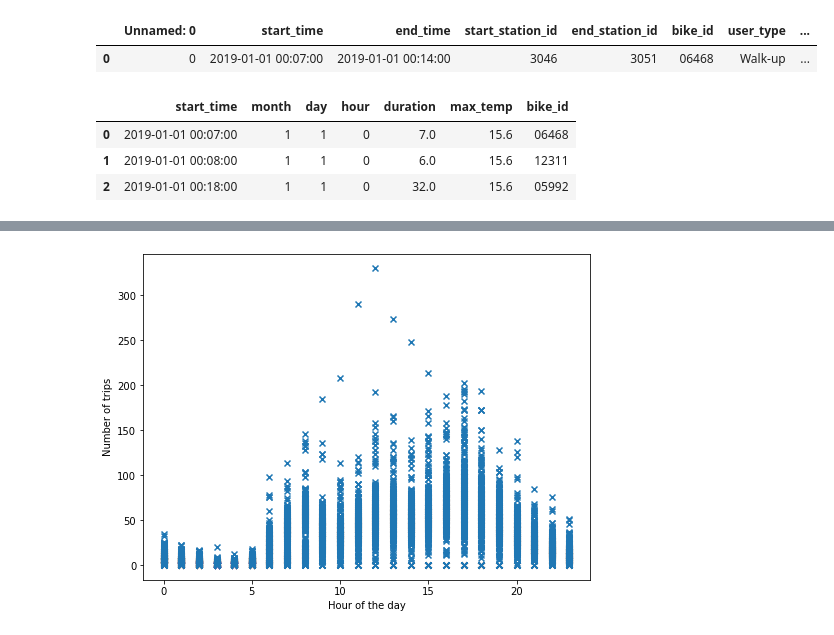
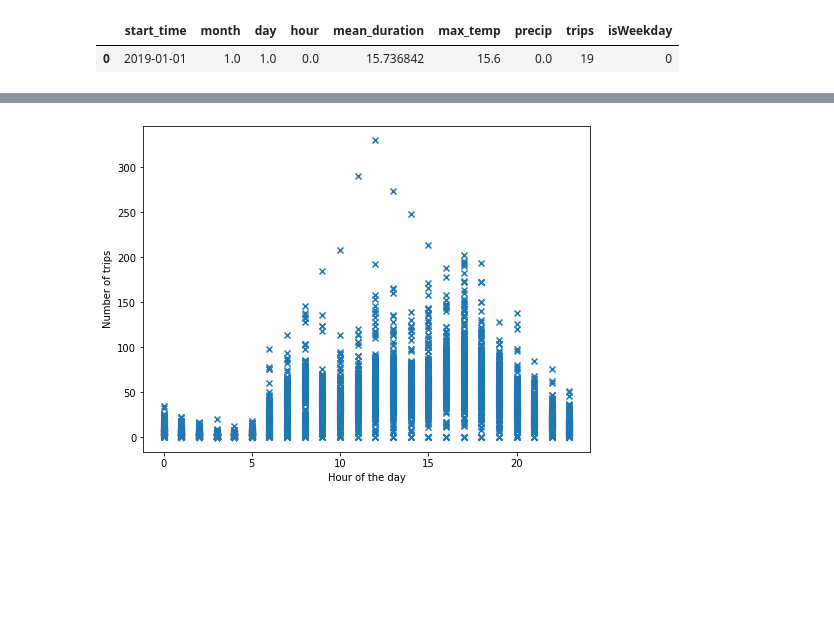
Before and after one commit to lzaruchas/grosse_maedchengruppe_AA2022, a Jupyter notebook: Steffis_Workspace/poly_regression_hour.ipynb, the cells around one changed output, grey strips where cells are left out. Cells and saved outputs as stored; diff of their text form; code cells hidden in the pictures; blank space fills up the shorter version.

```diff
--- a/Steffis_Workspace/poly_regression_hour.ipynb
+++ b/Steffis_Workspace/poly_regression_hour.ipynb
@@ -12,17 +12,9 @@ from sklearn.linear_model import Ridge
 from sklearn.decomposition import PCA
 from sklearn.model_selection import train_test_split
 # %%
-df_la = pd.read_csv("merged_data.csv",parse_dates=["start_time","end_time"], low_memory=False)
-df_la.head(1)
+# load prediction dataset
+feature_data = pd.read_csv("prediction_data.csv",parse_dates=["start_time"], low_memory=False)
+feature_data.head(1)
 # %% [output]
-|  | Unnamed: 0 | start_time | end_time | start_station_id | end_station_id | bike_id | user_type | ... |
-| 0 | 0 | 2019-01-01 00:07:00 | 2019-01-01 00:14:00 | 3046 | 3051 | 06468 | Walk-up | ... |
+|  | start_time | month | day | hour | mean_duration | max_temp | precip | trips | isWeekday |
+| 0 | 2019-01-01 | 1.0 | 1.0 | 0.0 | 15.736842 | 15.6 | 0.0 | 19 | 0 |
-# %%
-# pick feature relevant columns
-relevant_columns = df_la[["start_time","month","day","hour","duration","max_temp","bike_id"]]
-relevant_columns.sort_values(by="start_time").head(3)
-# %% [output]
-|  | start_time | month | day | hour | duration | max_temp | bike_id |
-| 0 | 2019-01-01 00:07:00 | 1 | 1 | 0 | 7.0 | 15.6 | 06468 |
-| 1 | 2019-01-01 00:08:00 | 1 | 1 | 0 | 6.0 | 15.6 | 12311 |
-| 2 | 2019-01-01 00:18:00 | 1 | 1 | 0 | 32.0 | 15.6 | 05992 |
```
Also changed, not shown: parts of 29 cells of this notebook.
